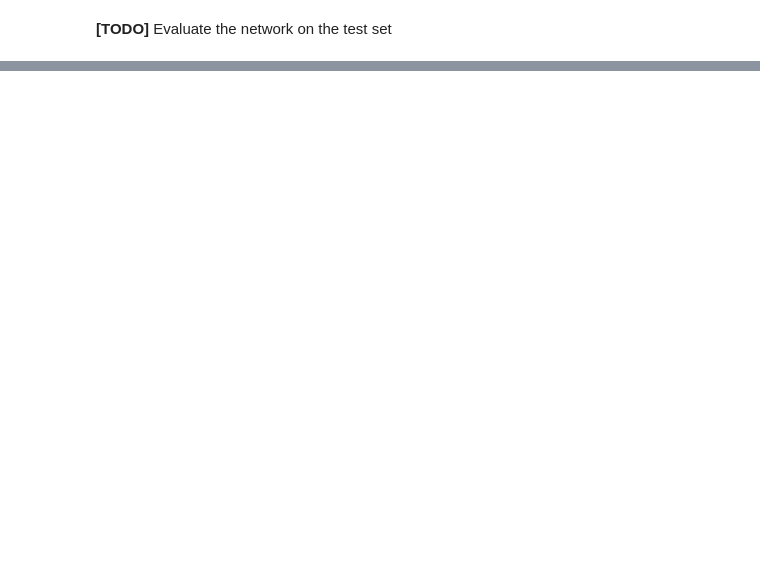
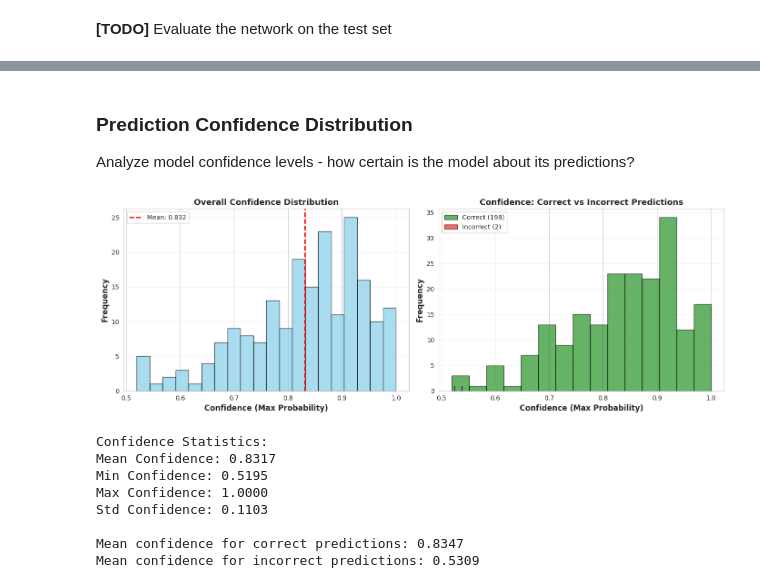
Before and after one commit to CavaWasTaken/AdvancedMLforImageProcessing, a Jupyter notebook: Lab2/lab2.ipynb, the cells around one changed output, grey strips where cells are left out. Drawn from its saved outputs; the diff is of its cells as text; code cells hidden in the pictures; blank space fills up the shorter version.

```diff
--- a/Lab2/lab2.ipynb
+++ b/Lab2/lab2.ipynb
@@ -254,0 +422,54 @@ print(f'Accuracy: {100 * correct / total:.2f}%')
+# %% [markdown]
+### Prediction Confidence Distribution
+
+Analyze model confidence levels - how certain is the model about its predictions?
+# %%
+# Extract max probability (confidence) for each prediction
+max_probs = np.max(all_probs, axis=1)
+correct_mask = (all_predictions == all_labels)
+
+fig, (ax1, ax2) = plt.subplots(1, 2, figsize=(14, 5))
+
+# Overall confidence distribution
+ax1.hist(max_probs, bins=20, alpha=0.7, color='skyblue', edgecolor='black')
+ax1.axvline(np.mean(max_probs), color='red', linestyle='--', linewidth=2, label=f'Mean: {np.mean(max_probs):.3f}')
+ax1.set_xlabel('Confidence (Max Probability)', fontsize=12, fontweight='bold')
+ax1.set_ylabel('Frequency', fontsize=12, fontweight='bold')
+ax1.set_title('Overall Confidence Distribution', fontsize=13, fontweight='bold')
+ax1.legend()
+ax1.grid(True, alpha=0.3, axis='y')
+
+# Correct vs Incorrect predictions
+correct_probs = max_probs[correct_mask]
+incorrect_probs = max_probs[~correct_mask]
+
+ax2.hist(correct_probs, bins=15, alpha=0.6, label=f'Correct ({len(correct_probs)})', color='green', edgecolor='black')
+if len(incorrect_probs) > 0:
+    ax2.hist(incorrect_probs, bins=15, alpha=0.6, label=f'Incorrect ({len(incorrect_probs)})', color='red', edgecolor='black')
+ax2.set_xlabel('Confidence (Max Probability)', fontsize=12, fontweight='bold')
+ax2.set_ylabel('Frequency', fontsize=12, fontweight='bold')
+ax2.set_title('Confidence: Correct vs Incorrect Predictions', fontsize=13, fontweight='bold')
+ax2.legend()
+ax2.grid(True, alpha=0.3, axis='y')
+
+plt.tight_layout()
+plt.show()
+
+print(f"\nConfidence Statistics:")
+print(f"Mean Confidence: {np.mean(max_probs):.4f}")
+print(f"Min Confidence: {np.min(max_probs):.4f}")
+print(f"Max Confidence: {np.max(max_probs):.4f}")
+print(f"Std Confidence: {np.std(max_probs):.4f}")
+if len(incorrect_probs) > 0:
+    print(f"\nMean confidence for correct predictions: {np.mean(correct_probs):.4f}")
+    print(f"Mean confidence for incorrect predictions: {np.mean(incorrect_probs):.4f}")
+# %% [output]
+[figure, added]
+Confidence Statistics:
+Mean Confidence: 0.8317
+Min Confidence: 0.5195
+Max Confidence: 1.0000
+Std Confidence: 0.1103
+
+Mean confidence for correct predictions: 0.8347
+Mean confidence for incorrect predictions: 0.5309
```
Also changed, not shown: parts of 18 cells of this notebook.
